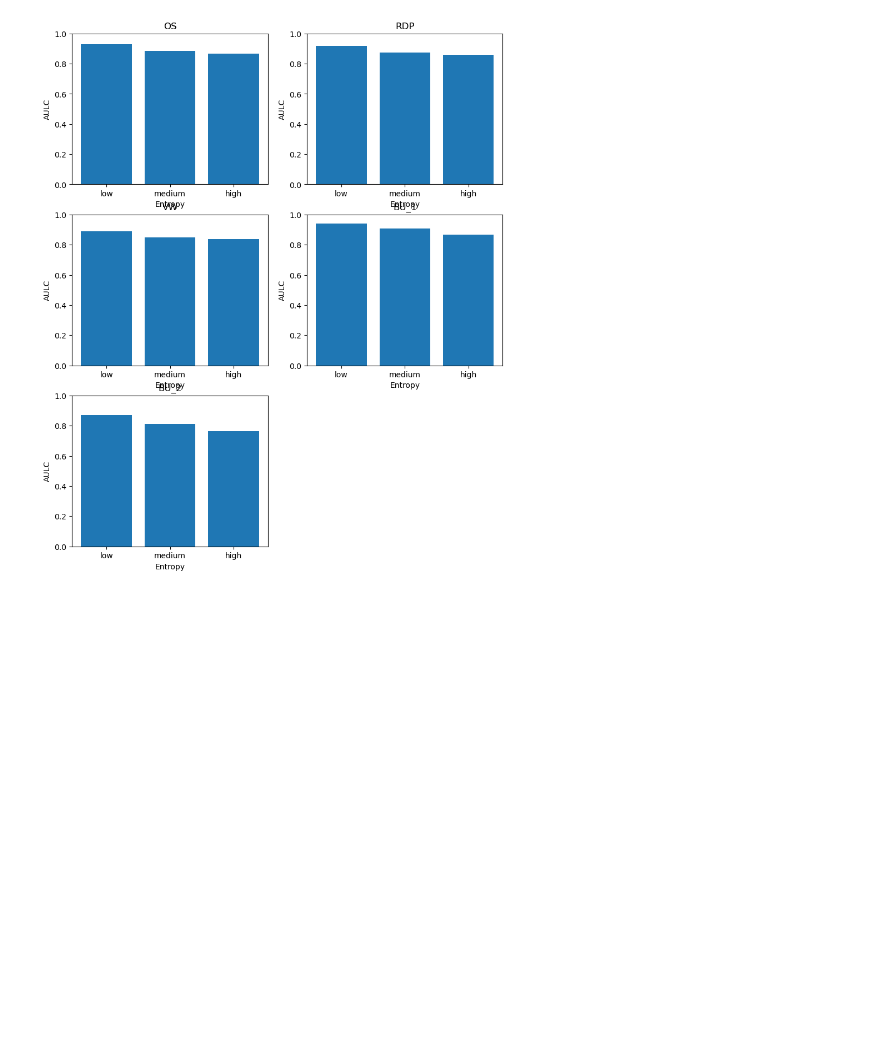
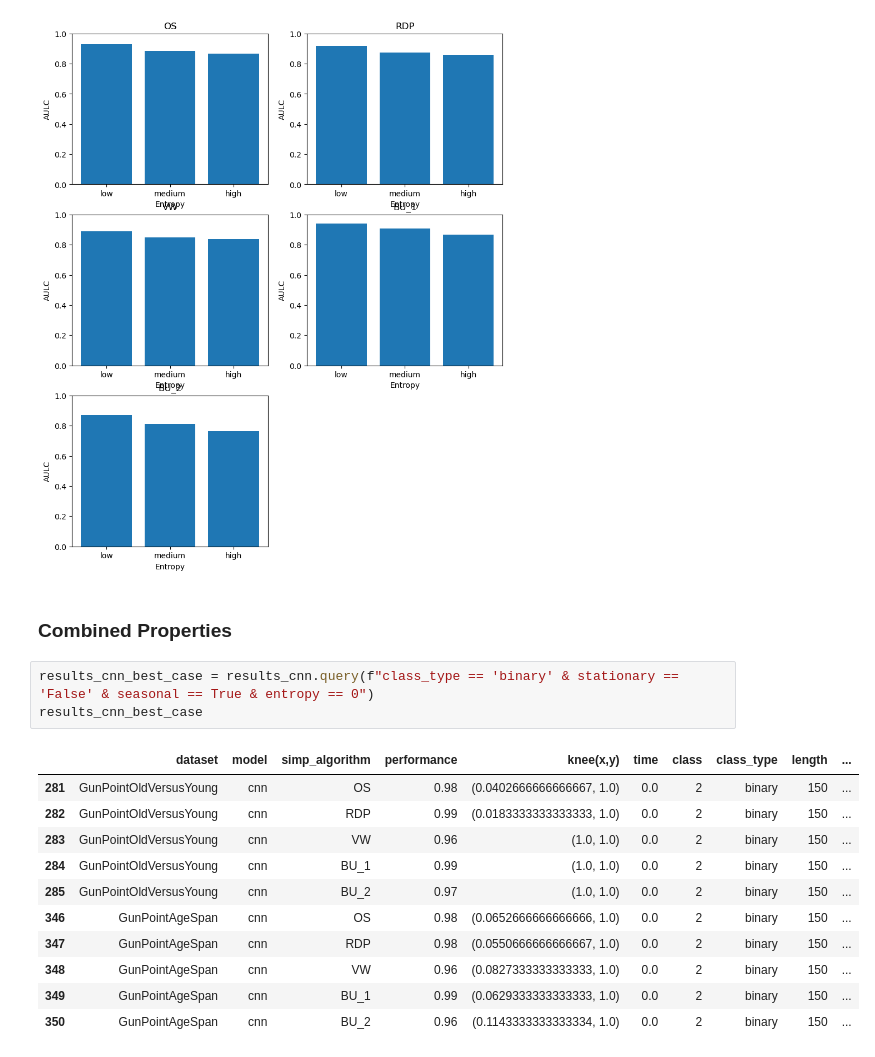
Before and after one commit to femartip/XAI_time_series, a Jupyter notebook: results/global_results.ipynb, the cells around one changed output. Saved outputs shown, nothing was run; the diff lists cells and outputs as text; blank space fills up the shorter version.

Commit message:
BULSF and more tables in results

```diff
--- a/results/global_results.ipynb
+++ b/results/global_results.ipynb
@@ -676,3 +676,20 @@ plt.suptitle("")
 plt.show()
 # %% [output]
 [figure]
+# %% [markdown]
+### Combined Properties
+# %%
+results_cnn_best_case = results_cnn.query(f"class_type == 'binary' & stationary == 'False' & seasonal == True & entropy == 0")
+results_cnn_best_case
+# %% [output]
+|  | dataset | model | simp_algorithm | performance | knee(x,y) | time | class | class_type | length | ... |
+| 281 | GunPointOldVersusYoung | cnn | OS | 0.98 | (0.0402666666666667, 1.0) | 0.0 | 2 | binary | 150 | ... |
+| 282 | GunPointOldVersusYoung | cnn | RDP | 0.99 | (0.0183333333333333, 1.0) | 0.0 | 2 | binary | 150 | ... |
+| 283 | GunPointOldVersusYoung | cnn | VW | 0.96 | (1.0, 1.0) | 0.0 | 2 | binary | 150 | ... |
+| 284 | GunPointOldVersusYoung | cnn | BU_1 | 0.99 | (1.0, 1.0) | 0.0 | 2 | binary | 150 | ... |
+| 285 | GunPointOldVersusYoung | cnn | BU_2 | 0.97 | (1.0, 1.0) | 0.0 | 2 | binary | 150 | ... |
+| 346 | GunPointAgeSpan | cnn | OS | 0.98 | (0.0652666666666666, 1.0) | 0.0 | 2 | binary | 150 | ... |
+| 347 | GunPointAgeSpan | cnn | RDP | 0.98 | (0.0550666666666667, 1.0) | 0.0 | 2 | binary | 150 | ... |
+| 348 | GunPointAgeSpan | cnn | VW | 0.96 | (0.0827333333333333, 1.0) | 0.0 | 2 | binary | 150 | ... |
+| 349 | GunPointAgeSpan | cnn | BU_1 | 0.99 | (0.0629333333333333, 1.0) | 0.0 | 2 | binary | 150 | ... |
+| 350 | GunPointAgeSpan | cnn | BU_2 | 0.96 | (0.1143333333333334, 1.0) | 0.0 | 2 | binary | 150 | ... |
```
Also changed, not shown: parts of 14 cells of this notebook, 1 other file.
